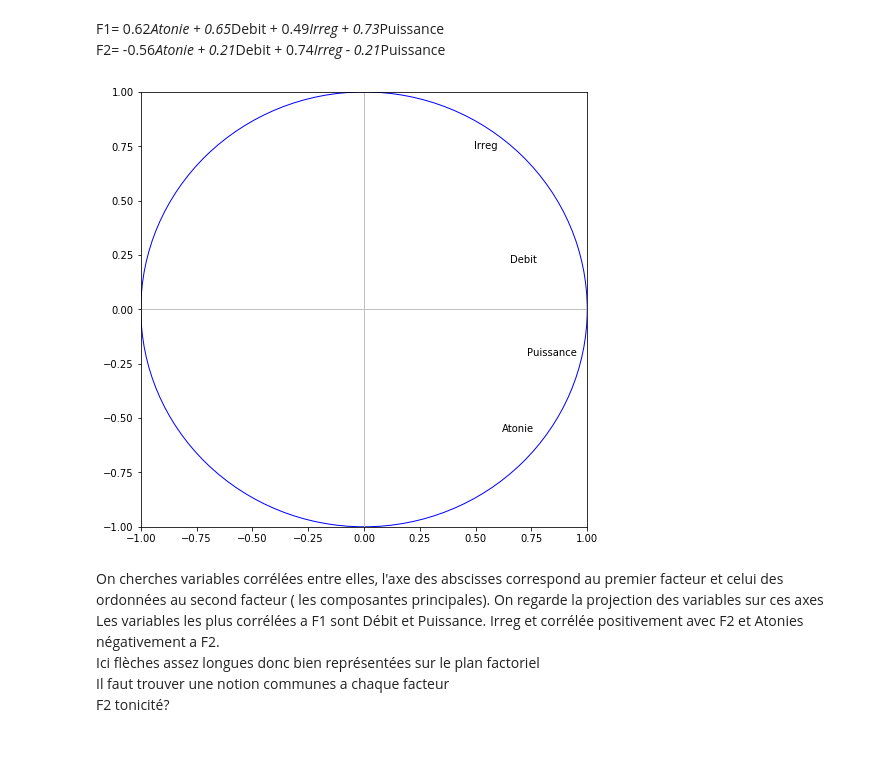
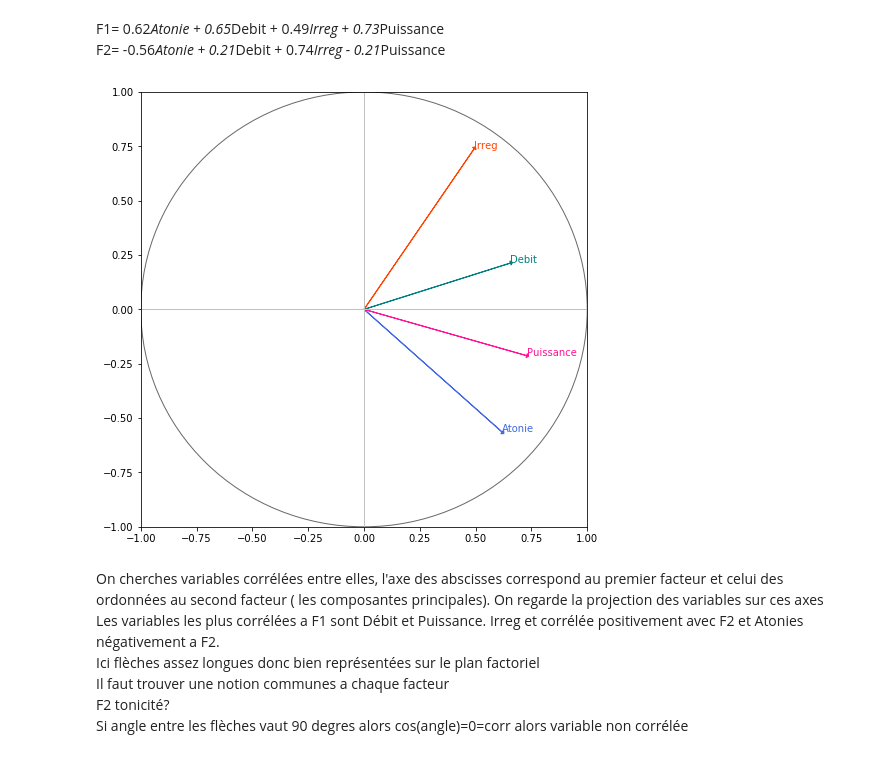
Before and after one commit to amandinebru/Projet_Parkinson, a Jupyter notebook: premier test.ipynb, the cells around one changed output. Cells and saved outputs as stored; diff of their text form; code cells hidden in the pictures.

Commit message:
MAj avec ACP et cercle correlations

```diff
--- a/premier test.ipynb
+++ b/premier test.ipynb
@@ -425,31 +424,35 @@ print(pd.DataFrame({'id':data[['Atonie','Debit','Irreg','Puissance']].columns,'C
 # %% [markdown]
 F1= 0.62*Atonie + 0.65*Debit + 0.49*Irreg + 0.73*Puissance \
 F2= -0.56*Atonie + 0.21*Debit + 0.74*Irreg - 0.21*Puissance
+# %%
+couleur=['royalblue','teal','orangered','deeppink']
 # %%
 #cercle des corrélations
 fig, axes = plt.subplots(figsize=(8,8))
 axes.set_xlim(-1,1)
 axes.set_ylim(-1,1)
 
 #affichage des étiquettes (noms des variables)
 for j in range(p):
-    plt.annotate(data[['Atonie','Debit','Irreg','Puissance']].columns[j],(corvar[j,0],corvar[j,1]))
+    plt.annotate(data[['Atonie','Debit','Irreg','Puissance']].columns[j],(corvar[j,0],corvar[j,1]),color=couleur[j])
+    plt.arrow(0,0,corvar[j,0],corvar[j,1],head_width = 0.02, head_length = 0.01, color=couleur[j])
 
 #ajouter les axes
 plt.plot([-1,1],[0,0],color='silver',linestyle='-',linewidth=1)
 plt.plot([0,0],[-1,1],color='silver',linestyle='-',linewidth=1)
 
 #ajouter un cercle
-cercle = plt.Circle((0,0),1,color='blue',fill=False)
+cercle = plt.Circle((0,0),1,color='dimgrey',fill=False)
 axes.add_artist(cercle)
 
 plt.show()
 # %% [output]
-[figure, old version]
+[figure, new version]
 # %% [markdown]
 On cherches variables corrélées entre elles, l'axe des abscisses correspond au premier facteur et celui
 des ordonnées au second facteur ( les composantes principales). On  regarde la projection des variables sur ces axes
 Les variables les plus corrélées a F1 sont Débit et Puissance. Irreg et corrélée positivement avec F2 et Atonies négativement a F2. \
 Ici flèches assez longues donc bien représentées sur le plan factoriel \
 Il faut trouver une notion communes a chaque facteur\
-F2 tonicité?
+F2 tonicité? \
+Si angle entre les flèches vaut 90 degres alors cos(angle)=0=corr alors variable non corrélée
```
Also changed, not shown: parts of 20 cells of this notebook.
